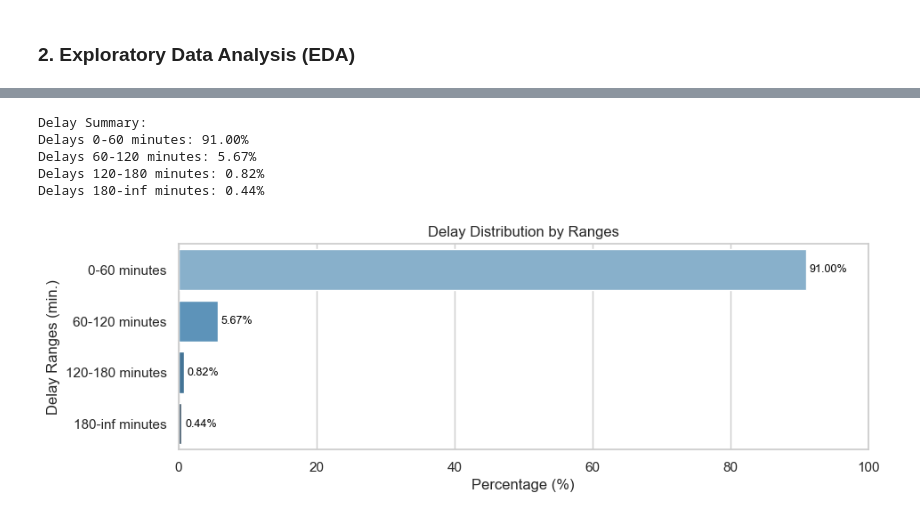
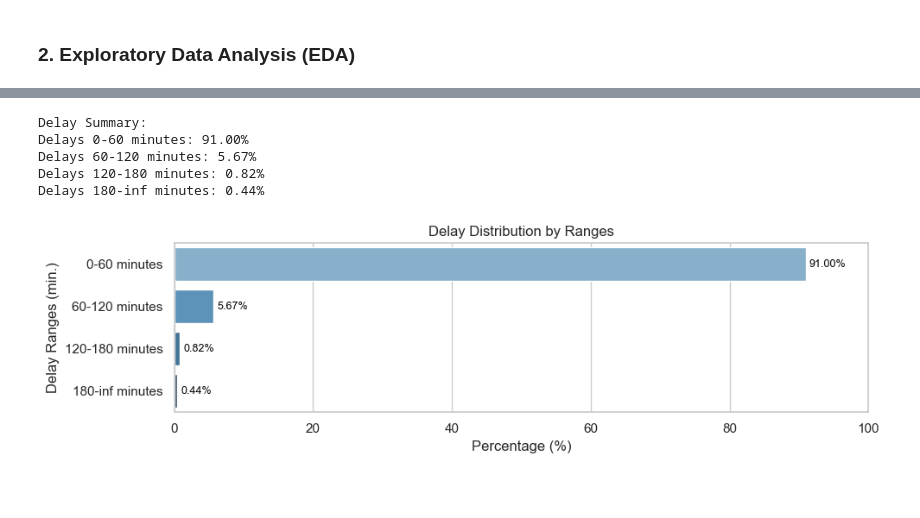
Before and after one commit to DT-Service-Consulting/avstats, a Jupyter notebook: avstats/AvStats_EDA.ipynb, the cells around one changed output, grey strips where cells are left out. Saved outputs shown, nothing was run; the diff lists cells and outputs as text; code cells hidden in the pictures; blank space fills up the shorter version.

```diff
--- a/avstats/AvStats_EDA.ipynb
+++ b/avstats/AvStats_EDA.ipynb
@@ -362,0 +340,19 @@ plt.show()
+# %%
+# Delays by Month with Annotations
+df['Month'] = pd.to_datetime(df['sdt']).dt.to_period('M')
+monthly_delays = df.groupby('Month')['dep_delay'].mean()
+
+plt.figure(figsize=(12, 6))
+ax = sns.lineplot(x=monthly_delays.index.astype(str), y=monthly_delays.values, marker='o')
+plt.title('Average Delays by Month')
+plt.xlabel('')
+plt.ylabel('Average Delay (min.)')
+plt.xticks(rotation=45)
+plt.ylim(0, 60)
+
+# Text annotations
+for i, (x, y) in enumerate(zip(monthly_delays.index.astype(str), monthly_delays.values)):
+    ax.text(x, y + 0.5, f"{y:.2f}", color='black', ha='center', fontsize=10)
+
+plt.tight_layout()
+plt.show()
@@ -362,0 +361,18 @@ plt.show()
+# %%
+# Delays by Day of Week
+df['DayOfWeek'] = pd.to_datetime(df['sdt']).dt.day_name()
+weekday_delays = df.groupby('DayOfWeek')['dep_delay'].mean().reindex(['Monday', 'Tuesday', 'Wednesday', 'Thursday', 'Friday', 'Saturday', 'Sunday'])
+
+plt.figure(figsize=(10, 4))
+ax=sns.barplot(x=weekday_delays.index, y=weekday_delays.values, palette='Set2')
+plt.title('Average Delays by Day of the Week')
+plt.xlabel('')
+plt.ylabel('')
+
+# Add text annotations on the bars
+for index, value in enumerate(weekday_delays.values):
+    ax.text(index, value - 3, f"{value:.2f} min.", color='white', ha='center', fontsize=10)
+
+plt.ylim(0, 40)
+plt.tight_layout()
+plt.show()
@@ -398,27 +419,28 @@ Missing Status (%): 3.64%
 # %%
 # Delay Ranges
 delay_ranges = [(0, 60), (60, 120), (120, 180), (180, float('inf'))]
 delay_summary = flight_performance.delay_ranges_summary(delay_ranges)
 print("\nDelay Summary:")
 for range_label, percentage in delay_summary.items():
     print(f"Delays {range_label}: {percentage:.2f}%")
 
 # Visualize Delay Summary
 delay_labels = list(delay_summary.keys())
 delay_values = list(delay_summary.values())
 plt.figure(figsize=(10, 3))
 sns.barplot(x=delay_values, y=delay_labels, palette='Blues_d')
 plt.xlabel("Percentage (%)")
 plt.ylabel("Delay Ranges (min.)")
 plt.title("Delay Distribution by Ranges")
 plt.xlim(0, 100)
 for i, v in enumerate(delay_values):
     plt.text(v + 0.5, i, f"{v:.2f}%", va='center', color='black', fontsize=9)
+plt.tight_layout()
 plt.show()
 # %% [output]
 Delay Summary:
 Delays 0-60 minutes: 91.00%
 Delays 60-120 minutes: 5.67%
 Delays 120-180 minutes: 0.82%
 Delays 180-inf minutes: 0.44%
-[figure, old version]
+[figure, new version]
```
Also changed, not shown: parts of 18 cells of this notebook.
